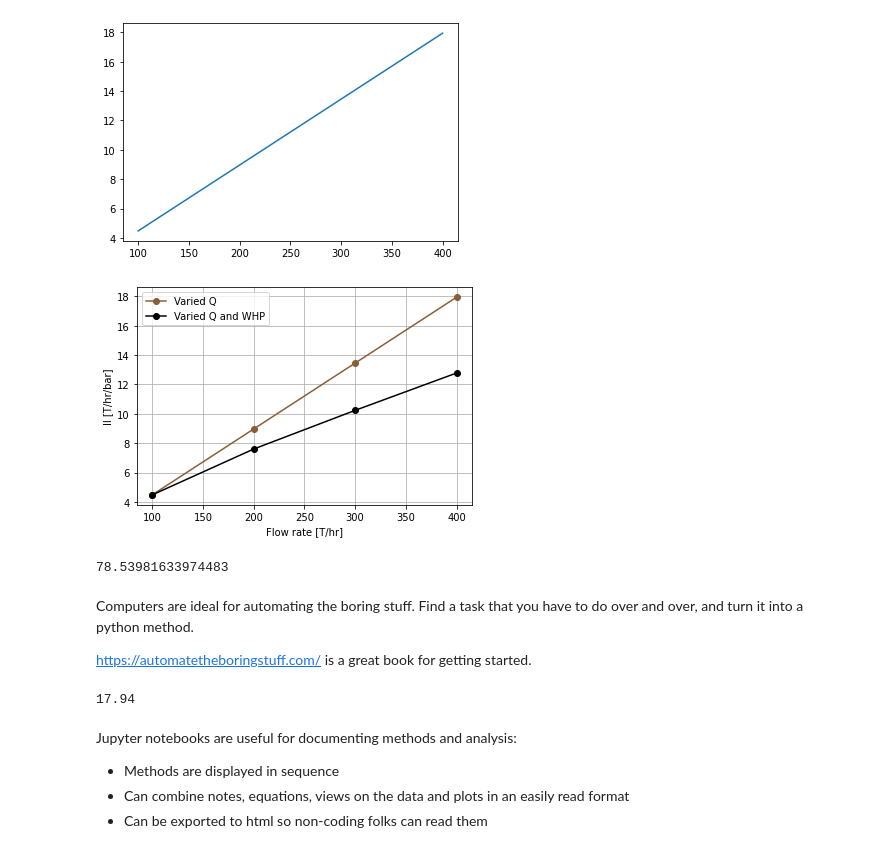
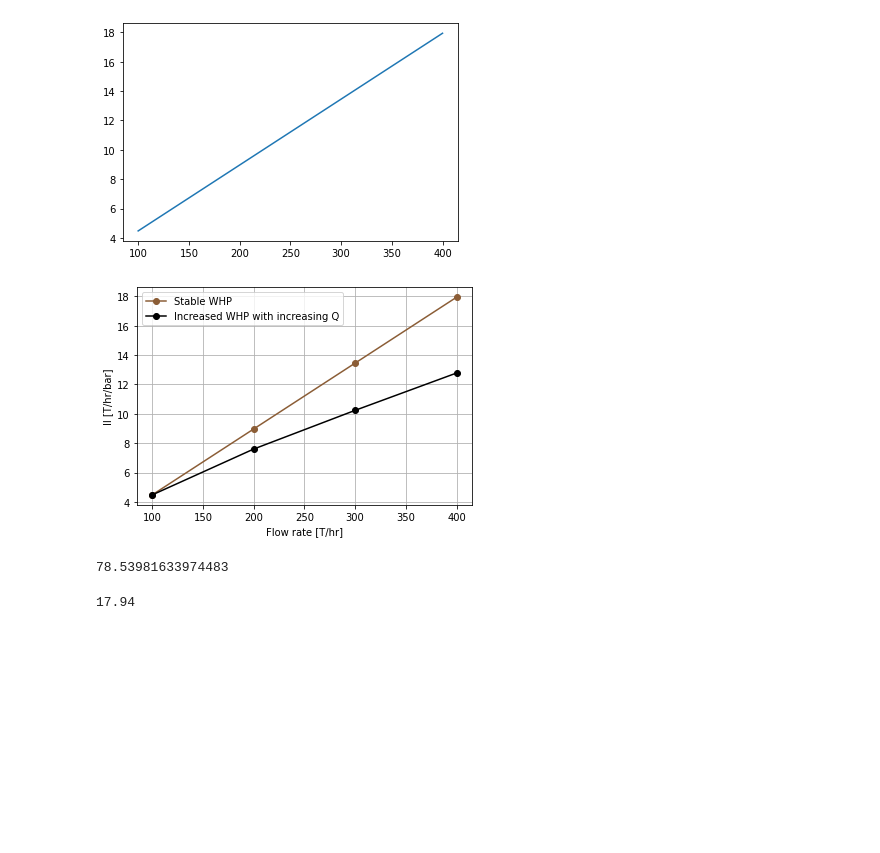
Before and after one commit to ICWallis/Stanford-Geothermal-Python-Sessions--Beginner, a Jupyter notebook: 1-Language-basics.ipynb, the cells around one changed output. Drawn from its saved outputs; the diff is of its cells as text; code cells hidden in the pictures; blank space fills up the shorter version.

```diff
--- a/1-Language-basics.ipynb
+++ b/1-Language-basics.ipynb
@@ -261,32 +261,32 @@ plt.plot(flow_rates_tph, varied_rate_ii_tphrpbar)
 # %%
 # Python as plotter - more
 
 fig, ax = plt.subplots(1,1)
 
 ax.plot(
     flow_rates_tph,
     varied_rate_ii_tphrpbar,
     color = colors['brown'],
     marker = 'o',
-    label = 'Varied Q'
+    label = 'Stable WHP'
     )
 
 ax.plot(
     flow_rates_tph,
     varied_rate_and_whp_ii_tphrpbar,
     color = 'k',
     marker = 'o',
-    label = 'Varied Q and WHP'
+    label = 'Increased WHP with increasing Q'
     )
 
 ax.set_ylabel('II [T/hr/bar]')
 ax.set_xlabel('Flow rate [T/hr]')
 ax.legend()
 ax.grid()
 
 # https://github.com/ICWallis/tutorial-publication-ready-figures
 # %% [output]
-[figure, old version]
+[figure, new version]
 # %%
 # Functions = re-useable tools :-)
 
@@ -301,10 +301,6 @@ a = circle_area(5)
 print(a)
 # %% [output]
 78.53981633974483
-# %% [markdown]
-Computers are ideal for automating the boring stuff. Find a task that you have to do over and over, and turn it into a python method.
-
-https://automatetheboringstuff.com/ is a great book for getting started.
 # %%
 #
 # Function
@@ -348,8 +344,3 @@ WJ13_June_ii_tphrpbar = ii_from_operational_conditions(Q_tph, Ph_bara, WHP_bara,
 print(round(WJ13_June_ii_tphrpbar,2))
 # %% [output]
 17.94
-# %% [markdown]
-Jupyter notebooks are useful for documenting methods and analysis:
-- Methods are displayed in sequence
-- Can combine notes, equations, views on the data and plots in an easily read format
-- Can be exported to html so non-coding folks can read them
```
Also changed, not shown: parts of 1 cell of this notebook.
